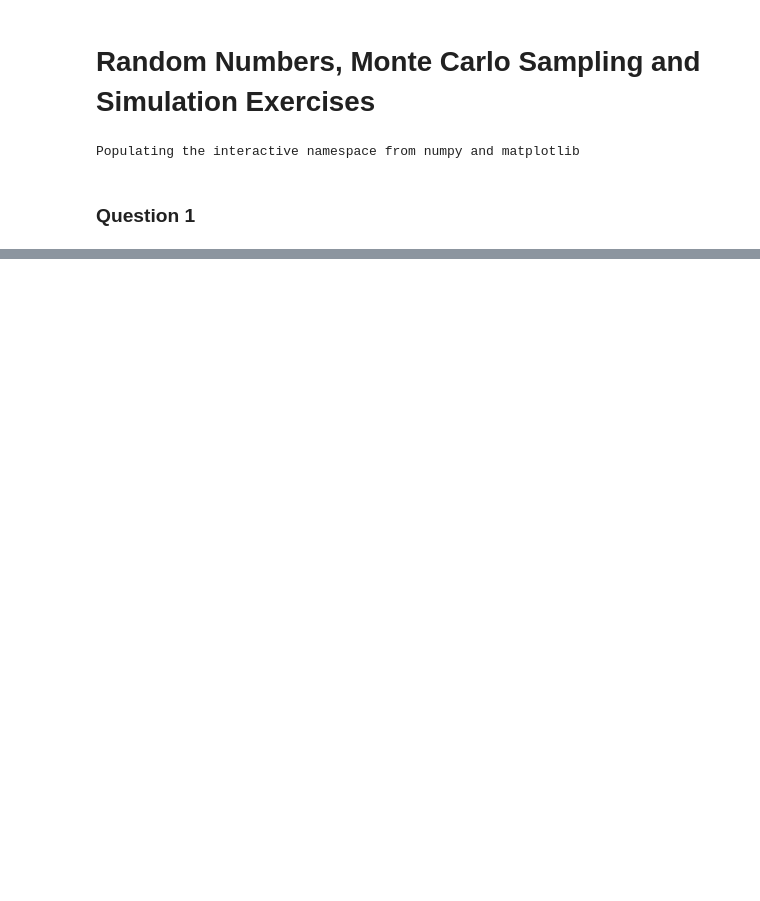
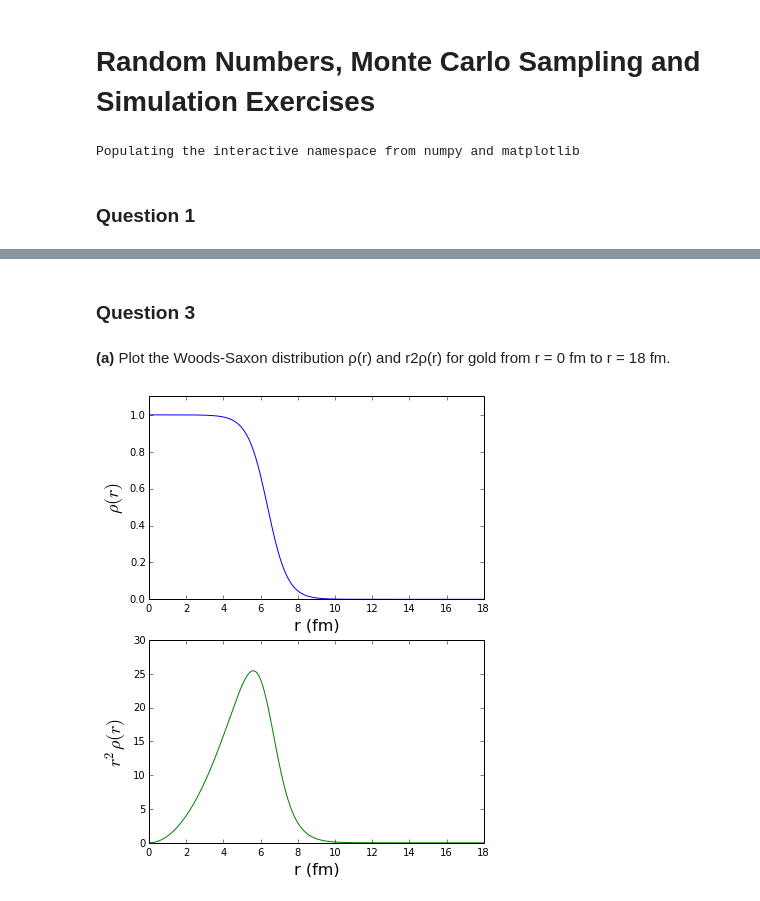
Before and after one commit to jpelgrif/PHYS202-S14, a Jupyter notebook: SciPy/RandomAndMCExercises.ipynb, the cells around one changed output, grey strips where cells are left out. Drawn from its saved outputs; the diff is of its cells as text; code cells hidden in the pictures; blank space fills up the shorter version.

```diff
--- a/SciPy/RandomAndMCExercises.ipynb
+++ b/SciPy/RandomAndMCExercises.ipynb
@@ -46,0 +122,30 @@ Note: Do not use the built-in Weibull function from numpy.random.
+# %% [markdown]
+### Question 3
+# %% [markdown]
+__(a)__ Plot the Woods-Saxon distribution ρ(r) and r2ρ(r) for gold from r = 0 fm to r = 18 fm.
+# %%
+R = 6.38 ## fm
+a = 0.535 ## fm^-1
+w = 0.0
+rho0 = 1.0 ## ???
+rho = lambda r : ( rho0 * (1 + w*r**2/(R**2)) ) / ( 1 + exp((r-R)/a) )
+
+r = np.arange(0.,18.01,.01)
+
+plt.figure(1,(6,8))
+plt.subplot(2,1,1)
+plt.plot(r,rho(r))
+plt.xlabel('r (fm)',fontsize=16)
+plt.ylabel(r'$\rho(r)$',fontsize=18)
+plt.xlim(0,18)
+plt.ylim(0,1.1)
+
+plt.subplot(2,1,2)
+plt.plot(r,r**2 * rho(r),'g')
+plt.xlabel('r (fm)',fontsize=16)
+plt.ylabel(r'$r^{2}\rho(r)$',fontsize=18)
+plt.xlim(0,18)
+
+plt.show()
+# %% [output]
+[figure, added]
```
Also changed, not shown: parts of 20 cells of this notebook.
